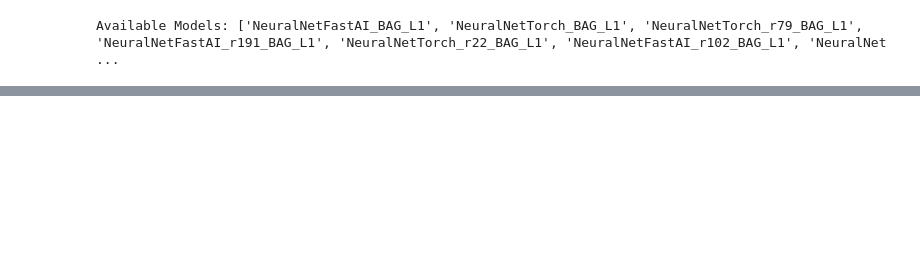
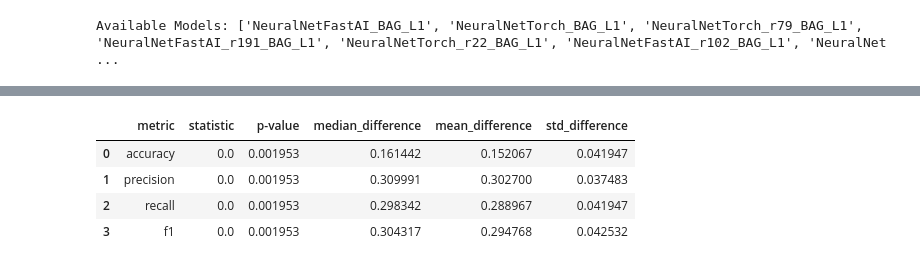
Before and after one commit to jalagrod/DL-ensemble-models-in-EDM, a Jupyter notebook: XAPI/DL.ipynb, the cells around one changed output, grey strips where cells are left out. Cells and saved outputs as stored; diff of their text form; code cells hidden in the pictures; blank space fills up the shorter version.

```diff
--- a/XAPI/DL.ipynb
+++ b/XAPI/DL.ipynb
@@ -345,3 +325,55 @@ Computing feature importance via permutation shuffling for 16 features using 480
 | SectionID | 0.020833 | 0.006421 | 0.000958 | 5 | 0.034055 | 0.007612 |
 | Semester | 0.009583 | 0.001141 | 0.000024 | 5 | 0.011933 | 0.007234 |
 | StageID | 0.006250 | 0.003898 | 0.011525 | 5 | 0.014275 | -0.001775 |
+# %%
+# ==========================
+# WILCOXON SIGNED-RANK TEST
+# ==========================
+
+from scipy.stats import wilcoxon
+import pandas as pd
+
+# Reference values from Yu et al.
+yu_et_al_metrics = {
+    'accuracy': 0.7646,
+    'precision': 0.6165,
+    'recall': 0.6277,
+    'f1': 0.6216,
+    'roc_auc': None  # Not reported
+}
+
+# Dictionary to store Wilcoxon test results
+wilcoxon_results = []
+
+# Perform Wilcoxon Signed-Rank Test for each metric
+for metric in ['accuracy', 'precision', 'recall', 'f1']:
+    if yu_et_al_metrics[metric] is not None:
+        # Compute paired differences
+        differences = df_metrics_by_fold[metric] - yu_et_al_metrics[metric]
+        # Compute Wilcoxon test
+        stat, p_value = wilcoxon(differences)
+
+        # Compute descriptive statistics
+        median_diff = np.median(differences)
+        mean_diff = np.mean(differences)
+        std_diff = np.std(differences)
+
+        # Store results
+        wilcoxon_results.append({
+            'metric': metric,
+            'statistic': stat,
+            'p-value': p_value,
+            'median_difference': median_diff,
+            'mean_difference': mean_diff,
+            'std_difference': std_diff
+        })
+
+# Convert results to DataFrame
+df_wilcoxon = pd.DataFrame(wilcoxon_results)
+df_wilcoxon
+# %% [output]
+|  | metric | statistic | p-value | median_difference | mean_difference | std_difference |
+| 0 | accuracy | 0.0 | 0.001953 | 0.161442 | 0.152067 | 0.041947 |
+| 1 | precision | 0.0 | 0.001953 | 0.309991 | 0.302700 | 0.037483 |
+| 2 | recall | 0.0 | 0.001953 | 0.298342 | 0.288967 | 0.041947 |
+| 3 | f1 | 0.0 | 0.001953 | 0.304317 | 0.294768 | 0.042532 |
```
Also changed, not shown: parts of 8 cells of this notebook, 1 other file.
